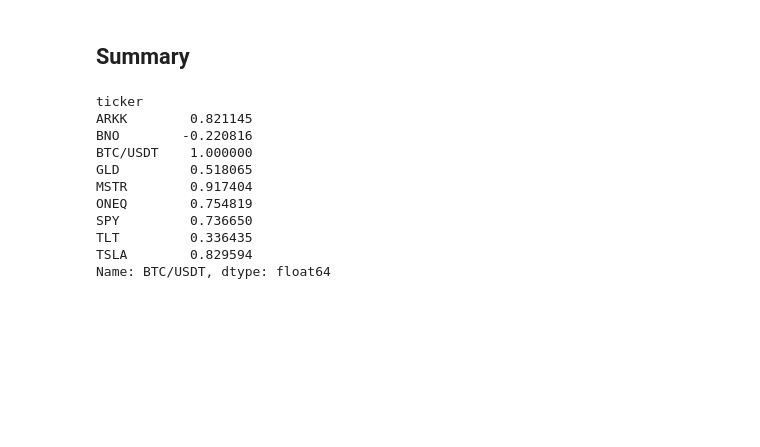
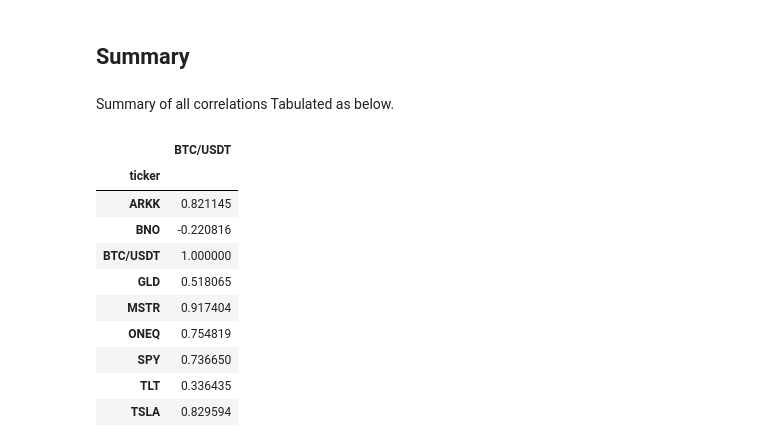
Before and after one commit to fidapco/notebooks, a Jupyter notebook: crypto_corr.ipynb, the cells around one changed output. Cells and saved outputs as stored; diff of their text form; code cells hidden in the pictures; blank space fills up the shorter version.

```diff
--- a/crypto_corr.ipynb
+++ b/crypto_corr.ipynb
@@ -106,14 +132,16 @@ df_summary_pivot.dropna(inplace=True)
+# %% [markdown]
+Summary of all correlations Tabulated as below.
 # %%
-df_summary_pivot.corr()['BTC/USDT']
+df_summary_pivot.corr()['BTC/USDT'].to_frame()
 # %% [output]
-ticker
-ARKK        0.821145
-BNO        -0.220816
-BTC/USDT    1.000000
-GLD         0.518065
-MSTR        0.917404
-ONEQ        0.754819
-SPY         0.736650
-TLT         0.336435
-TSLA        0.829594
-Name: BTC/USDT, dtype: float64
+|  | BTC/USDT |
+| ticker |  |
+| ARKK | 0.821145 |
+| BNO | -0.220816 |
+| BTC/USDT | 1.000000 |
+| GLD | 0.518065 |
+| MSTR | 0.917404 |
+| ONEQ | 0.754819 |
+| SPY | 0.736650 |
+| TLT | 0.336435 |
+| TSLA | 0.829594 |
```
Also changed, not shown: parts of 15 cells of this notebook.
